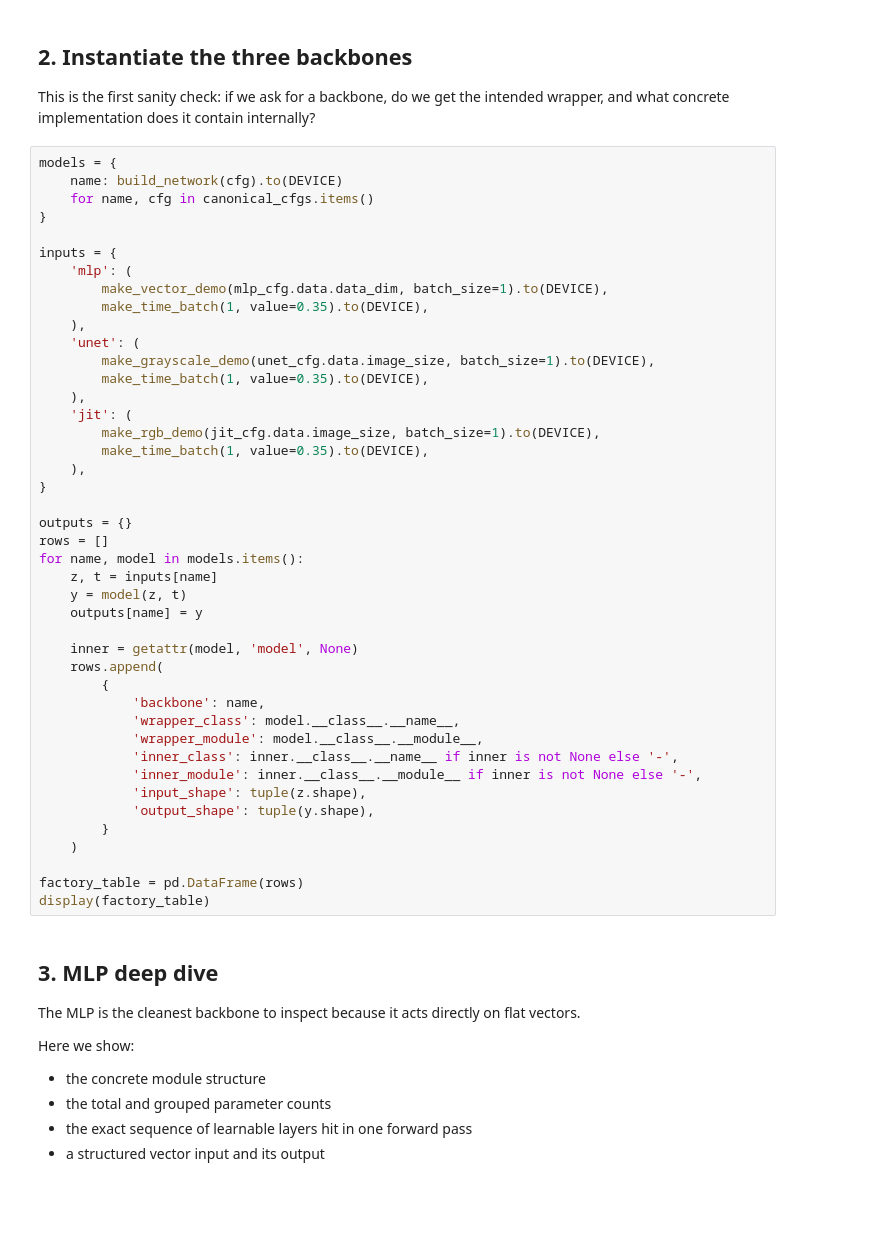
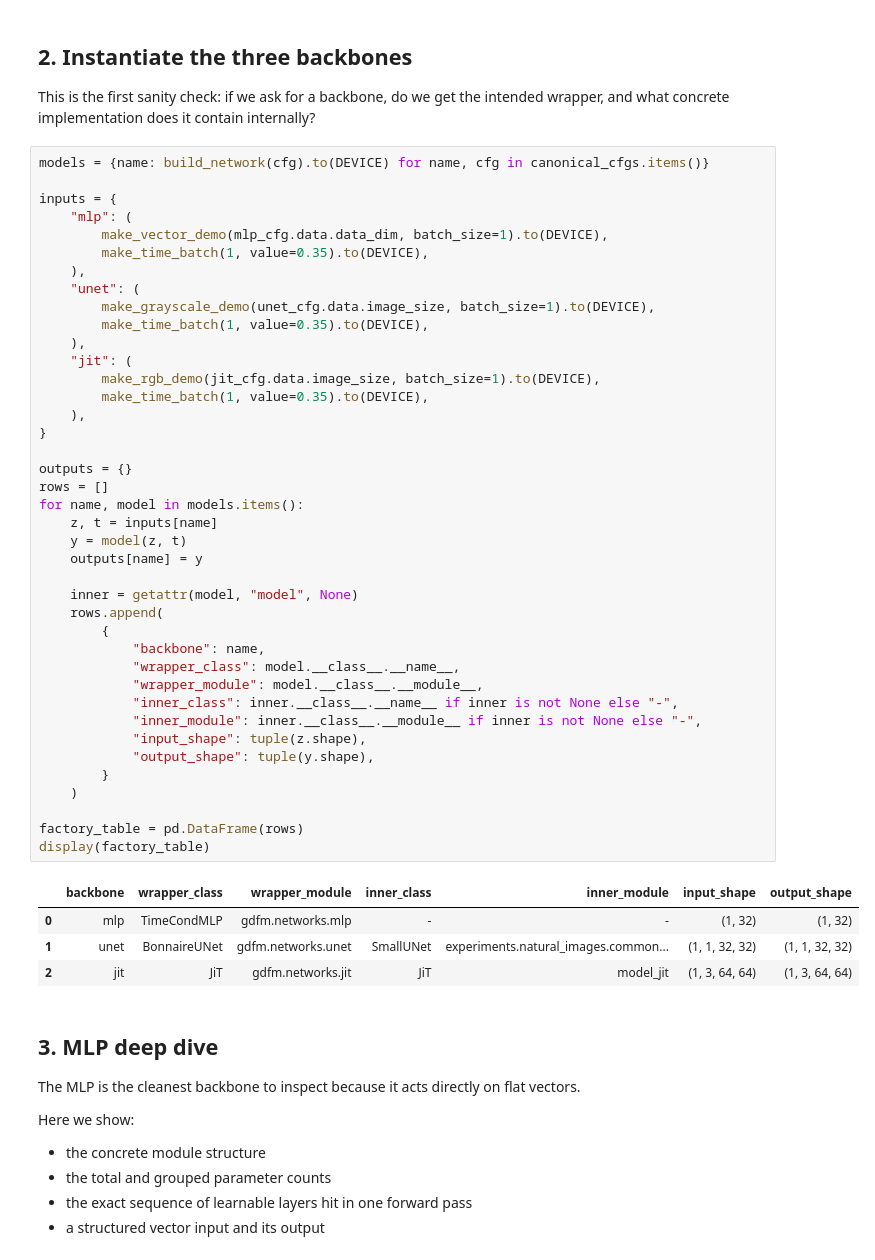
Before and after one commit to MohammedAlJaff/mem_par, a Jupyter notebook: gdfm/model_setup_networks_walkthrough.ipynb, the cells around one changed output. Drawn from its saved outputs; the diff is of its cells as text; blank space fills up the shorter version.

Commit message:
Improve GDFM network docs and notebook usage

```diff
--- a/gdfm/model_setup_networks_walkthrough.ipynb
+++ b/gdfm/model_setup_networks_walkthrough.ipynb
@@ -198,48 +226,50 @@ display(alias_translation)
 
 This is the first sanity check: if we ask for a backbone, do we get the intended wrapper, and what concrete implementation does it contain internally?
 # %%
-models = {
-    name: build_network(cfg).to(DEVICE)
-    for name, cfg in canonical_cfgs.items()
-}
+models = {name: build_network(cfg).to(DEVICE) for name, cfg in canonical_cfgs.items()}
 
 inputs = {
-    'mlp': (
+    "mlp": (
         make_vector_demo(mlp_cfg.data.data_dim, batch_size=1).to(DEVICE),
         make_time_batch(1, value=0.35).to(DEVICE),
     ),
-    'unet': (
+    "unet": (
         make_grayscale_demo(unet_cfg.data.image_size, batch_size=1).to(DEVICE),
         make_time_batch(1, value=0.35).to(DEVICE),
     ),
-    'jit': (
+    "jit": (
         make_rgb_demo(jit_cfg.data.image_size, batch_size=1).to(DEVICE),
         make_time_batch(1, value=0.35).to(DEVICE),
     ),
 }
 
 outputs = {}
 rows = []
 for name, model in models.items():
     z, t = inputs[name]
     y = model(z, t)
     outputs[name] = y
 
-    inner = getattr(model, 'model', None)
+    inner = getattr(model, "model", None)
     rows.append(
         {
-            'backbone': name,
-            'wrapper_class': model.__class__.__name__,
-            'wrapper_module': model.__class__.__module__,
-            'inner_class': inner.__class__.__name__ if inner is not None else '-',
-            'inner_module': inner.__class__.__module__ if inner is not None else '-',
-            'input_shape': tuple(z.shape),
-            'output_shape': tuple(y.shape),
+            "backbone": name,
+            "wrapper_class": model.__class__.__name__,
+            "wrapper_module": model.__class__.__module__,
+            "inner_class": inner.__class__.__name__ if inner is not None else "-",
+            "inner_module": inner.__class__.__module__ if inner is not None else "-",
+            "input_shape": tuple(z.shape),
+            "output_shape": tuple(y.shape),
         }
     )
 
 factory_table = pd.DataFrame(rows)
 display(factory_table)
+# %% [output]
+|  | backbone | wrapper_class | wrapper_module | inner_class | inner_module | input_shape | output_shape |
+| 0 | mlp | TimeCondMLP | gdfm.networks.mlp | - | - | (1, 32) | (1, 32) |
+| 1 | unet | BonnaireUNet | gdfm.networks.unet | SmallUNet | experiments.natural_images.common... | (1, 1, 32, 32) | (1, 1, 32, 32) |
+| 2 | jit | JiT | gdfm.networks.jit | JiT | model_jit | (1, 3, 64, 64) | (1, 3, 64, 64) |
 # %% [markdown]
 ## 3. MLP deep dive
 
```
Also changed, not shown: parts of 19 cells of this notebook, 4 other files.
